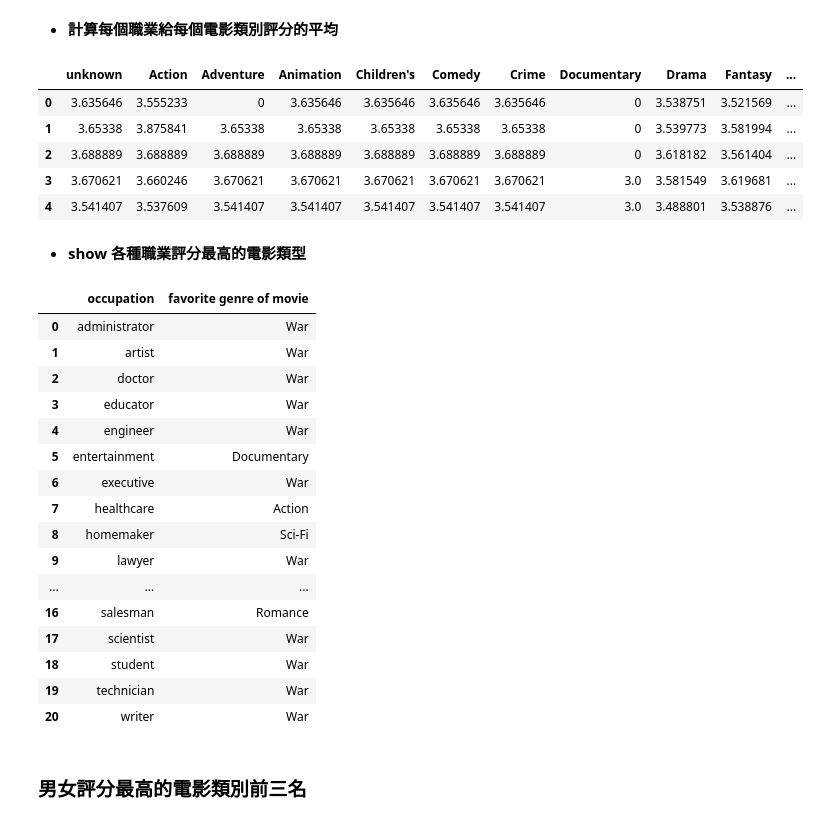
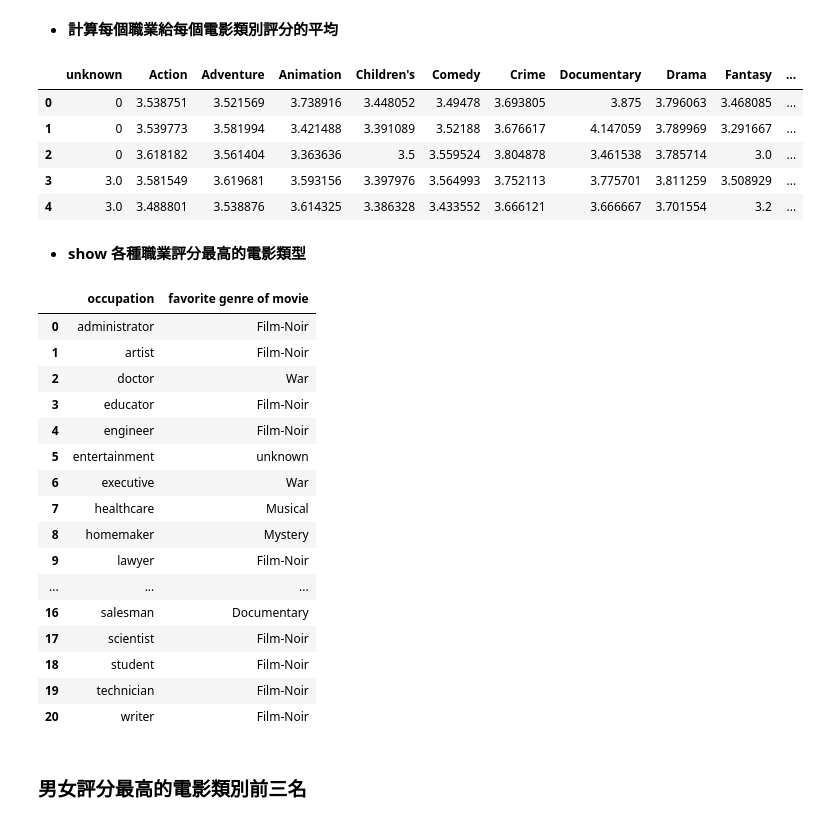
Before and after one commit to becoollll/Recommend_system, a Jupyter notebook: final.ipynb, the cells around one changed output. Drawn from its saved outputs; the diff is of its cells as text; code cells hidden in the pictures.

```diff
--- a/final.ipynb
+++ b/final.ipynb
@@ -34,11 +34,12 @@ users.loc[users['zip_code'] == 'T8H1N']
 | 633 | 634 | 39 | M | engineer | T8H1N |
 # %%
 # load movie data into a dataframe
+moviepath = "C:\\Users\\Sophia\\Desktop\\RecommendSystem_final\\ml-100k\\ml-100k\\u.item"
 movie_header = ["item_id", "title", "release_date", "video_release_date", "IMDb_URL",
          "unknown", "Action", "Adventure", "Animation","Children's", "Comedy", "Crime",
          "Documentary", "Drama", "Fantasy", "Film-Noir", "Horror", "Musical", "Mystery",
          "Romance", "Sci-Fi", "Thriller", "War", "Western"]
-movies = pd.read_csv("C:\\Users\\Sophia\\Desktop\\RecommendSystem_final\\ml-100k\\ml-100k\\u.item", sep = '|', header = None, encoding = 'latin1', names = movie_header)
+movies = pd.read_csv(moviepath, sep = '|', header = None, encoding = 'latin1', names = movie_header)
 
 # remove the video release date (no values)
 movies = movies.drop(columns=['video_release_date'])
@@ -232,7 +242,5 @@ plt.show()
 # %% [markdown]
 - **處理rating資料**
 # %%
-ratingA_header = ["user_id", "item_id", "rating", "timestamp"]
-ratingA = pd.read_csv("C:\\Users\\Sophia\\Desktop\\RecommendSystem_final\\ml-100k\\ml-100k\\u.data", sep = '\t', header = None, names=ratingA_header)
-ratingA = pd.merge(ratingA, users_num, on='user_id')
-ratingA = pd.merge(ratingA, movies, on='item_id')
+ratingA = rating.copy()
+ratingA.head()
@@ -241,30 +257,30 @@ ratingA = pd.merge(ratingA, movies, on='item_id')
 # %%
 Occup_to_movie = pd.DataFrame(index=range(21), columns=genre1)
 
 count = []
 for i in range(21):
     count.append([])
     for j in range(19):
         count[i].append(0)
         Occup_to_movie.loc[i][j] = 0
 
 for i in range(100000):
-    for j in range(4,23):
+    for j in range(6,25):
         if ratingA.loc[i][j] != 0:
-            Occup_to_movie.loc[ratingA.loc[i]['occupation']][j-4] += int(ratingA.loc[i][2])
-            count[ratingA.loc[i]['occupation']][j-4] += 1
+            Occup_to_movie.loc[ratingA.loc[i]['occupation']][j-6] += int(ratingA.loc[i][2])
+            count[ratingA.loc[i]['occupation']][j-6] += 1
 for i in range(21):
     for j in range(19):
         if Occup_to_movie.loc[i][j] !=0:
             Occup_to_movie.loc[i][j] /= count[i][j]
 Occup_to_movie.head()
 # %% [output]
 |  | unknown | Action | Adventure | Animation | Children's | Comedy | Crime | Documentary | Drama | Fantasy | ... |
-| 0 | 3.635646 | 3.555233 | 0 | 3.635646 | 3.635646 | 3.635646 | 3.635646 | 0 | 3.538751 | 3.521569 | ... |
-| 1 | 3.65338 | 3.875841 | 3.65338 | 3.65338 | 3.65338 | 3.65338 | 3.65338 | 0 | 3.539773 | 3.581994 | ... |
-| 2 | 3.688889 | 3.688889 | 3.688889 | 3.688889 | 3.688889 | 3.688889 | 3.688889 | 0 | 3.618182 | 3.561404 | ... |
-| 3 | 3.670621 | 3.660246 | 3.670621 | 3.670621 | 3.670621 | 3.670621 | 3.670621 | 3.0 | 3.581549 | 3.619681 | ... |
-| 4 | 3.541407 | 3.537609 | 3.541407 | 3.541407 | 3.541407 | 3.541407 | 3.541407 | 3.0 | 3.488801 | 3.538876 | ... |
+| 0 | 0 | 3.538751 | 3.521569 | 3.738916 | 3.448052 | 3.49478 | 3.693805 | 3.875 | 3.796063 | 3.468085 | ... |
+| 1 | 0 | 3.539773 | 3.581994 | 3.421488 | 3.391089 | 3.52188 | 3.676617 | 4.147059 | 3.789969 | 3.291667 | ... |
+| 2 | 0 | 3.618182 | 3.561404 | 3.363636 | 3.5 | 3.559524 | 3.804878 | 3.461538 | 3.785714 | 3.0 | ... |
+| 3 | 3.0 | 3.581549 | 3.619681 | 3.593156 | 3.397976 | 3.564993 | 3.752113 | 3.775701 | 3.811259 | 3.508929 | ... |
+| 4 | 3.0 | 3.488801 | 3.538876 | 3.614325 | 3.386328 | 3.433552 | 3.666121 | 3.666667 | 3.701554 | 3.2 | ... |
 # %%
 #Occup_to_movie.to_csv("C:\\Users\\Sophia\\Desktop\\yo.csv")
 Occup_to_movie = Occup_to_movie.T
@@ -281,22 +297,22 @@ occupationn.rename({0: 'occupation'}, axis=1, inplace=True)
 occupationn
 # %% [output]
 |  | occupation | favorite genre of movie |
-| 0 | administrator | War |
-| 1 | artist | War |
+| 0 | administrator | Film-Noir |
+| 1 | artist | Film-Noir |
 | 2 | doctor | War |
-| 3 | educator | War |
-| 4 | engineer | War |
-| 5 | entertainment | Documentary |
+| 3 | educator | Film-Noir |
+| 4 | engineer | Film-Noir |
+| 5 | entertainment | unknown |
 | 6 | executive | War |
-| 7 | healthcare | Action |
-| 8 | homemaker | Sci-Fi |
-| 9 | lawyer | War |
+| 7 | healthcare | Musical |
+| 8 | homemaker | Mystery |
+| 9 | lawyer | Film-Noir |
 | ... | ... | ... |
-| 16 | salesman | Romance |
-| 17 | scientist | War |
-| 18 | student | War |
-| 19 | technician | War |
-| 20 | writer | War |
+| 16 | salesman | Documentary |
+| 17 | scientist | Film-Noir |
+| 18 | student | Film-Noir |
+| 19 | technician | Film-Noir |
+| 20 | writer | Film-Noir |
 # %% [markdown]
 ### 男女評分最高的電影類別前三名
 # %% [markdown]
```
Also changed, not shown: parts of 12 cells of this notebook.
